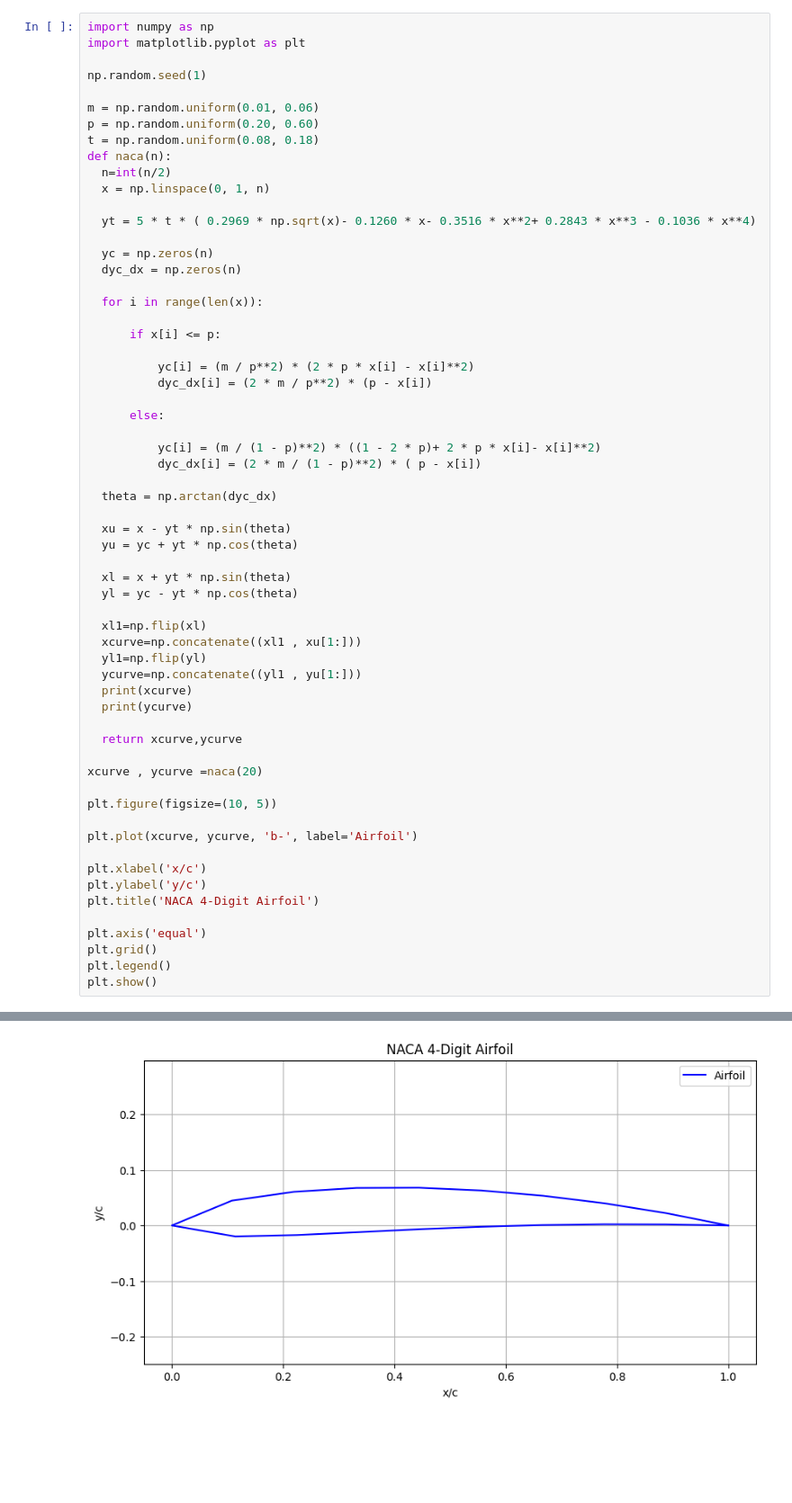
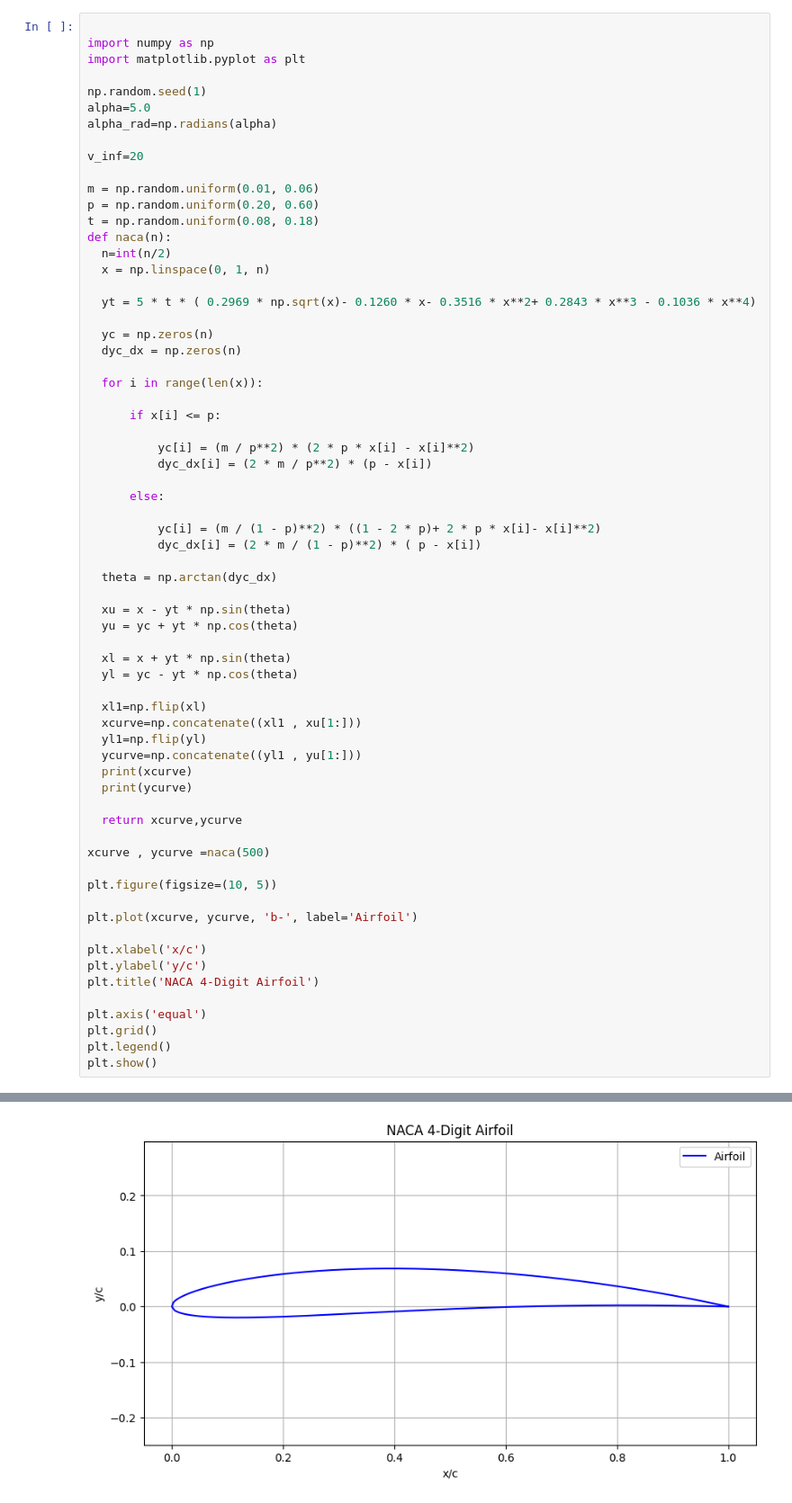
Before and after one commit to adityadamle7/AE611_2026, a Jupyter notebook: Aditya Damle_VP.ipynb, the cells around one changed output, grey strips where cells are left out. Shown at 90% size. Cells and saved outputs as stored; diff of their text form; blank space fills up the shorter version.

```diff
--- a/Aditya Damle_VP.ipynb
+++ b/Aditya Damle_VP.ipynb
@@ -1,8 +1,13 @@
 # %%
+
 import numpy as np
 import matplotlib.pyplot as plt
 
 np.random.seed(1)
+alpha=5.0
+alpha_rad=np.radians(alpha)
+
+v_inf=20
 
 m = np.random.uniform(0.01, 0.06)
 p = np.random.uniform(0.20, 0.60)
@@ -45,7 +50,7 @@ def naca(n):
 
   return xcurve,ycurve
 
-xcurve , ycurve =naca(20)
+xcurve , ycurve =naca(500)
 
 plt.figure(figsize=(10, 5))
 
@@ -72 +85 @@ plt.show()
-[figure, old version]
+[figure, new version]
```
Also changed, not shown: parts of 17 cells of this notebook.
